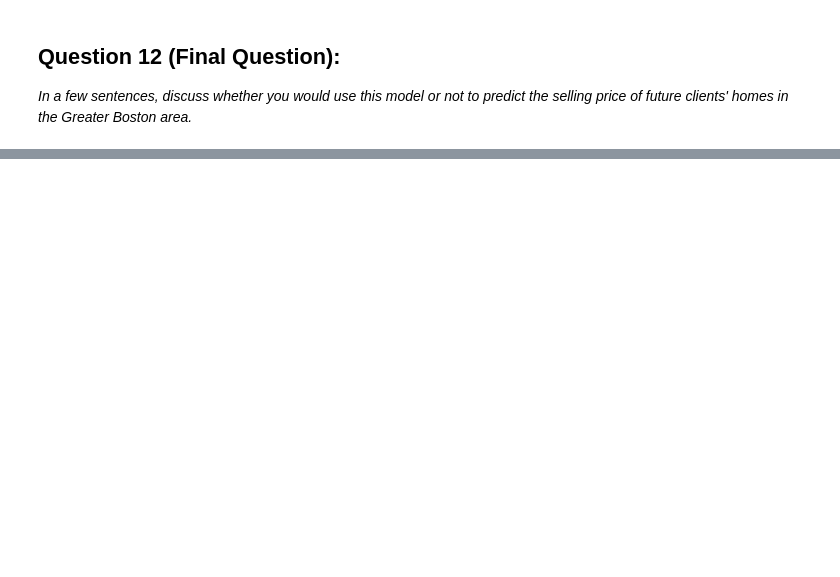
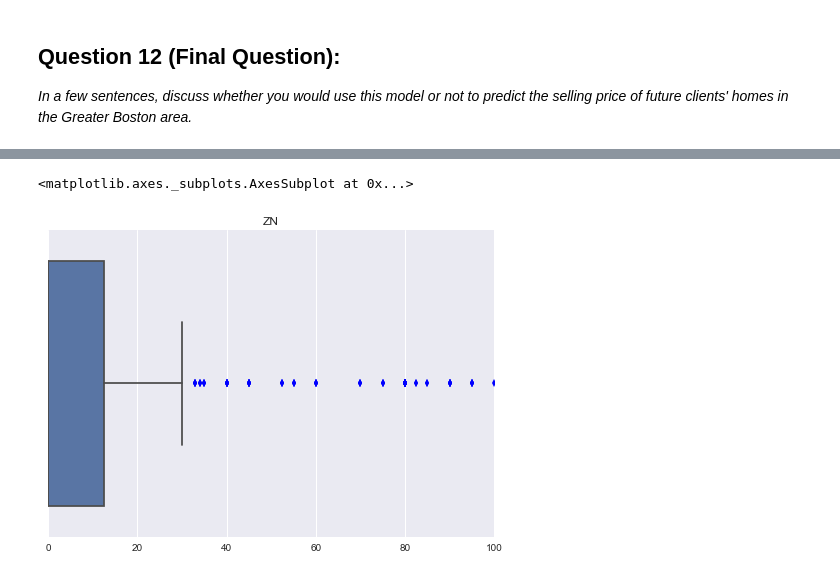
Before and after one commit to RyosukeHonda/Machine-Learning-ND, a Jupyter notebook: P1 boston housing/boston_housing.ipynb, the cells around one changed output, grey strips where cells are left out. Cells and saved outputs as stored; diff of their text form; code cells hidden in the pictures; blank space fills up the shorter version.

```diff
--- a/P1 boston housing/boston_housing.ipynb
+++ b/P1 boston housing/boston_housing.ipynb
@@ -548,0 +570,6 @@ The predicted value of client's home is smaller than mean and median house price
+# %%
+pl.title("ZN")
+sns.boxplot(city_data.data[:,1])
+# %% [output]
+<matplotlib.axes._subplots.AxesSubplot at 0x...>
+[figure, added]
```
Also changed, not shown: parts of 10 cells of this notebook, 1 other file.
